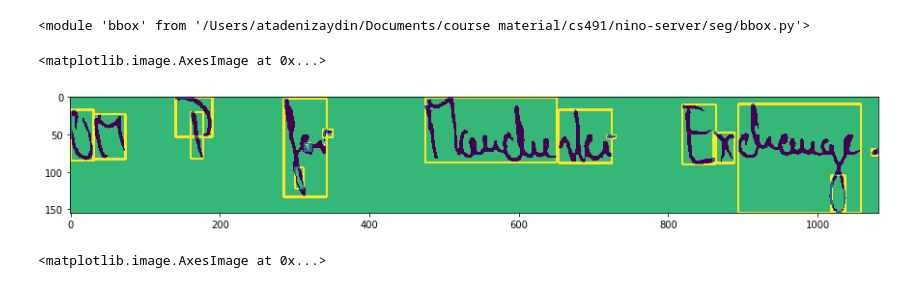
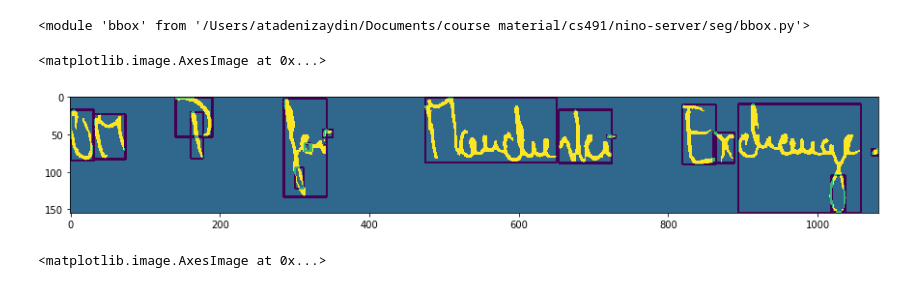
Before and after one commit to selimfirat/nino-server, a Jupyter notebook: nino/seg/lineseg.ipynb, the cells around one changed output. Saved outputs shown, nothing was run; the diff lists cells and outputs as text; code cells hidden in the pictures.

```diff
--- a/nino/seg/lineseg.ipynb
+++ b/nino/seg/lineseg.ipynb
@@ -22,6 +22,6 @@ reload(ds)
 # %%
 %%time
 lins = ds.IAMDataset('lines',
-                     '/Users/atadenizaydin/Documents/course material/cs491/nino-server/mxnet/dataset/iamdataset',
+                     '/Users/atadenizaydin/Documents/course material/cs491/mxnet/dataset/iamdataset',
                      msb=True, tabulate=True, sort=True)
 # %% [output]
@@ -136,16 +136,16 @@ reload(bb)
 # %%
 rects = [bb.Rect(x0,y0,x0+w,y0+h) for (x0,y0,w,h) in rects]
 # %%
-rimg = np.zeros(ac2.shape, dtype='int8')
+rimg = np.zeros(ab.shape, dtype='int8')
 for rect in rects:
     rimg = cv2.rectangle(rimg, (rect.x0, rect.y1), (rect.x1, rect.y0), 255, 2)
 # %%
 fig = plt.figure()
 fig.set_size_inches(15, 8)
-plt.imshow(rimg+ac2)
+plt.imshow(-rimg+a2)
 # %% [output]
 <matplotlib.image.AxesImage at 0x...>
-[figure, old version]
+[figure, new version]
 # %%
 dists = np.array([[(r1+r2).norm() for r2 in rects] for r1 in rects])
 # %%
```
Also changed, not shown: parts of 17 cells of this notebook, 7 other files.
